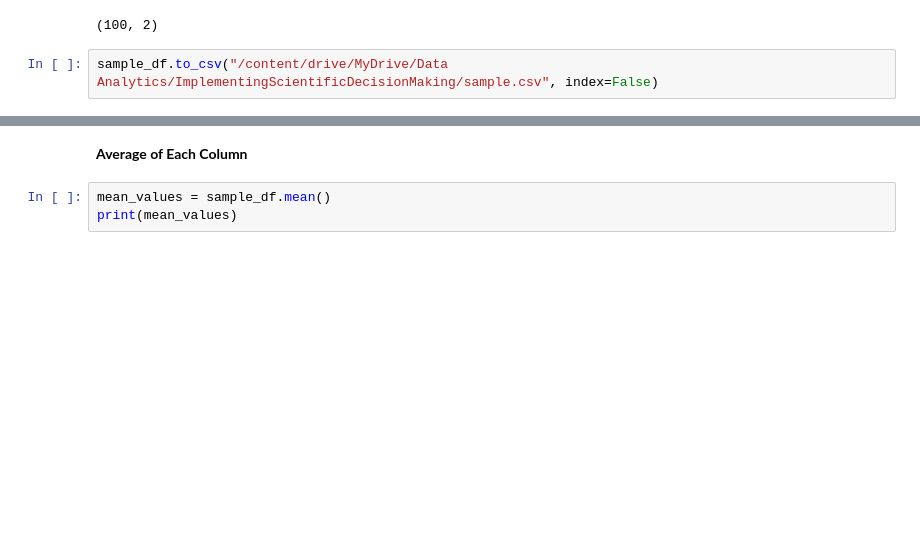
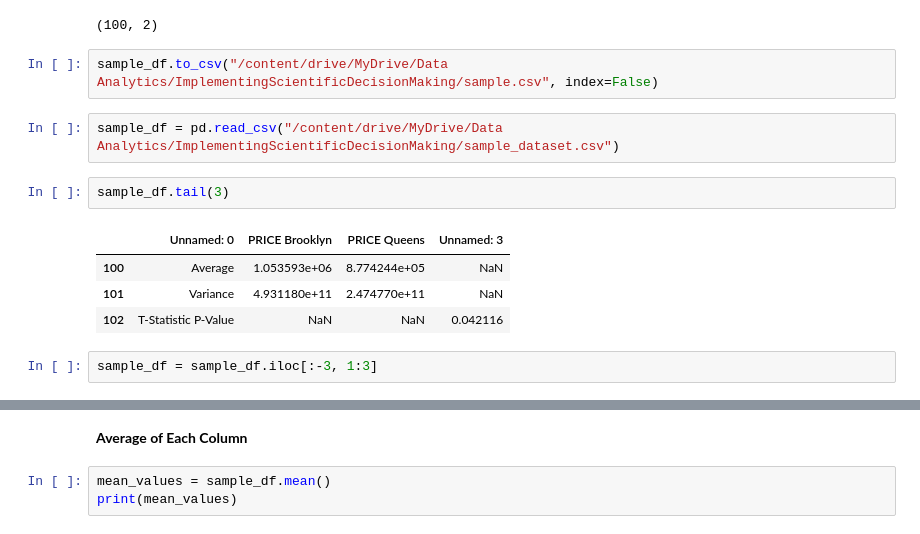
Before and after one commit to rhiats/Redfin-T-Test, a Jupyter notebook: Redfin_T_test.ipynb, the cells around one changed output, grey strips where cells are left out. Drawn from its saved outputs; the diff is of its cells as text; blank space fills up the shorter version.

Commit message:
Calculate metrics on sample dataset

```diff
--- a/Redfin_T_test.ipynb
+++ b/Redfin_T_test.ipynb
@@ -51,3 +51,14 @@ sample_df.shape
 (100, 2)
 # %%
 sample_df.to_csv("/content/drive/MyDrive/Data Analytics/ImplementingScientificDecisionMaking/sample.csv", index=False)
+# %%
+sample_df = pd.read_csv("/content/drive/MyDrive/Data Analytics/ImplementingScientificDecisionMaking/sample_dataset.csv")
+# %%
+sample_df.tail(3)
+# %% [output]
+|  | Unnamed: 0 | PRICE Brooklyn | PRICE Queens | Unnamed: 3 |
+| 100 | Average | 1.053593e+06 | 8.774244e+05 | NaN |
+| 101 | Variance | 4.931180e+11 | 2.474770e+11 | NaN |
+| 102 | T-Statistic P-Value | NaN | NaN | 0.042116 |
+# %%
+sample_df = sample_df.iloc[:-3, 1:3]
```
Also changed, not shown: parts of 3 cells of this notebook.
